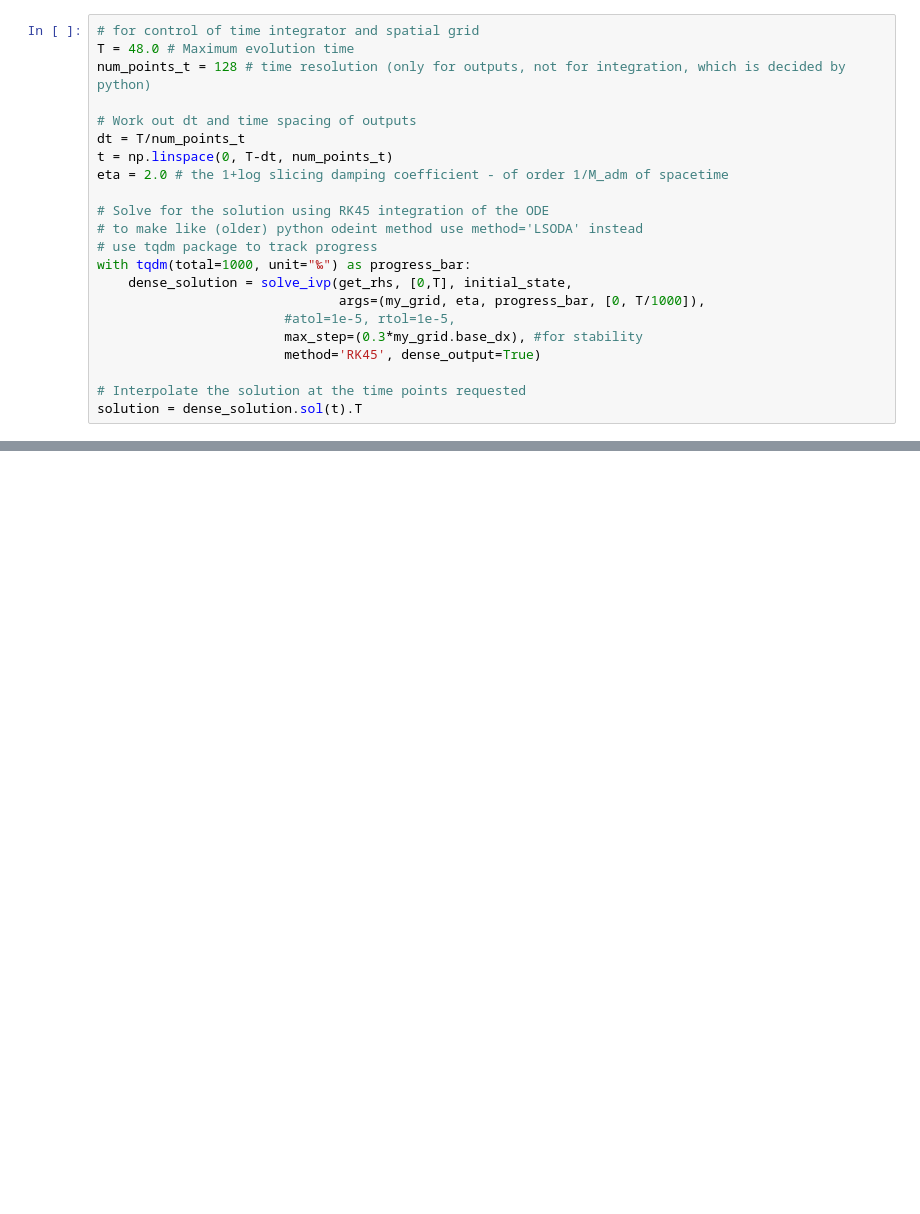
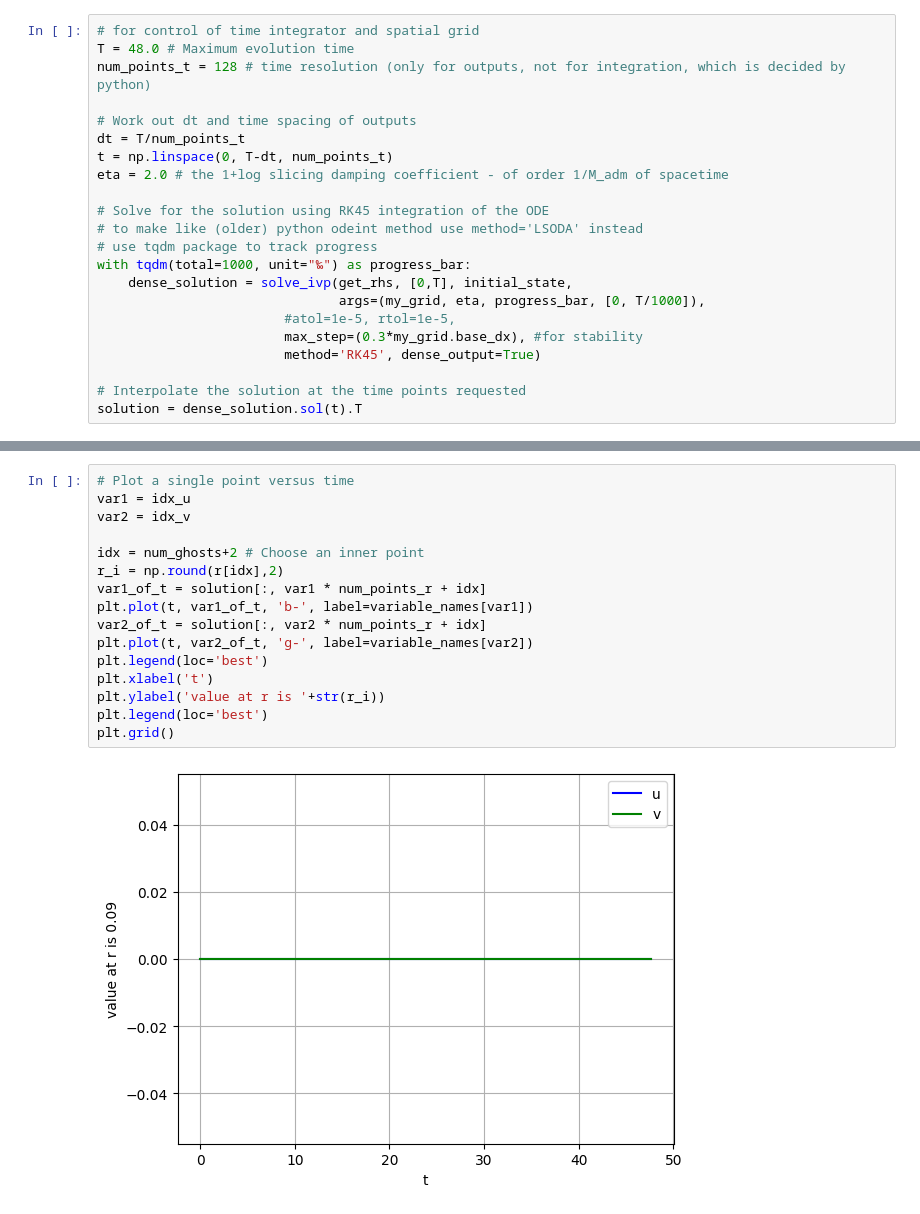
Before and after one commit to 1155092080/engrenage, a Jupyter notebook: Engrenagetut.ipynb, the cells around one changed output, grey strips where cells are left out. Saved outputs shown, nothing was run; the diff lists cells and outputs as text; blank space fills up the shorter version.

```diff
--- a/Engrenagetut.ipynb
+++ b/Engrenagetut.ipynb
@@ -178,0 +158,18 @@ solution = dense_solution.sol(t).T
+# %%
+# Plot a single point versus time
+var1 = idx_u
+var2 = idx_v
+
+idx = num_ghosts+2 # Choose an inner point
+r_i = np.round(r[idx],2)
+var1_of_t = solution[:, var1 * num_points_r + idx]
+plt.plot(t, var1_of_t, 'b-', label=variable_names[var1])
+var2_of_t = solution[:, var2 * num_points_r + idx]
+plt.plot(t, var2_of_t, 'g-', label=variable_names[var2])
+plt.legend(loc='best')
+plt.xlabel('t')
+plt.ylabel('value at r is '+str(r_i))
+plt.legend(loc='best')
+plt.grid()
+# %% [output]
+[figure, added]
```
Also changed, not shown: parts of 13 cells of this notebook.
